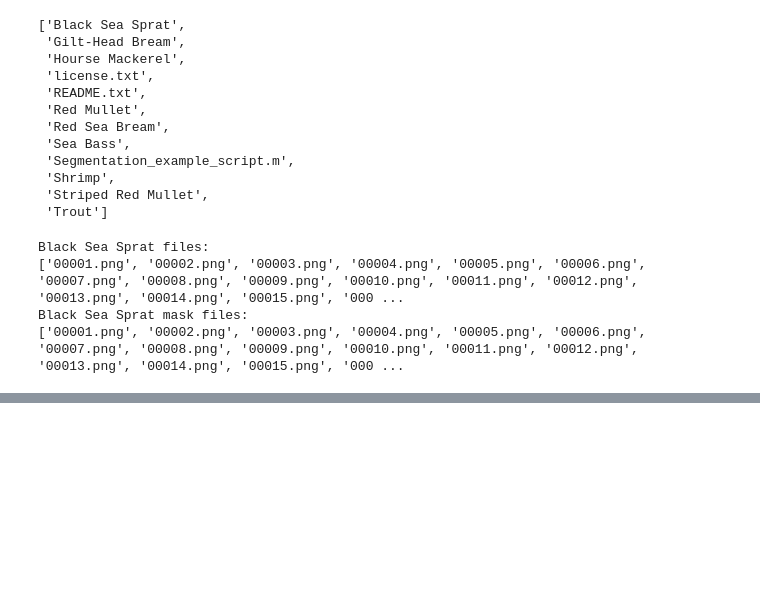
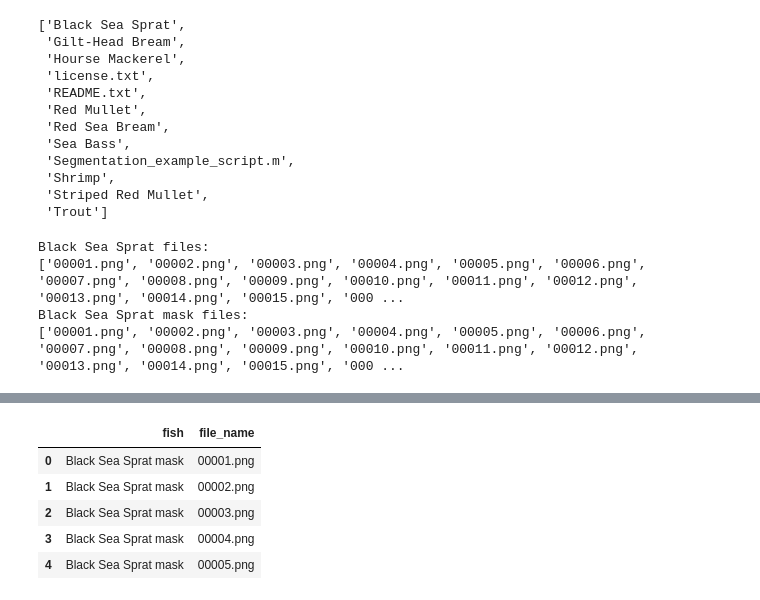
Before and after one commit to mynamescheff/all-projects, a Jupyter notebook: vislearn/fish/model.ipynb, the cells around one changed output, grey strips where cells are left out. Cells and saved outputs as stored; diff of their text form; code cells hidden in the pictures; blank space fills up the shorter version.

```diff
--- a/vislearn/fish/model.ipynb
+++ b/vislearn/fish/model.ipynb
@@ -61,0 +158,9 @@ Number of images:  0
+# %%
+fish_mask_df.head()
+# %% [output]
+|  | fish | file_name |
+| 0 | Black Sea Sprat mask | 00001.png |
+| 1 | Black Sea Sprat mask | 00002.png |
+| 2 | Black Sea Sprat mask | 00003.png |
+| 3 | Black Sea Sprat mask | 00004.png |
+| 4 | Black Sea Sprat mask | 00005.png |
```
Also changed, not shown: parts of 6 cells of this notebook.
